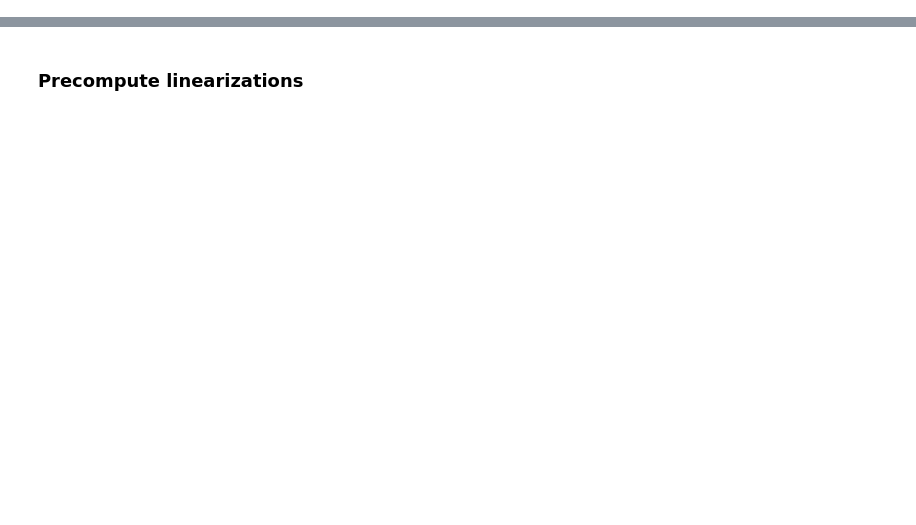
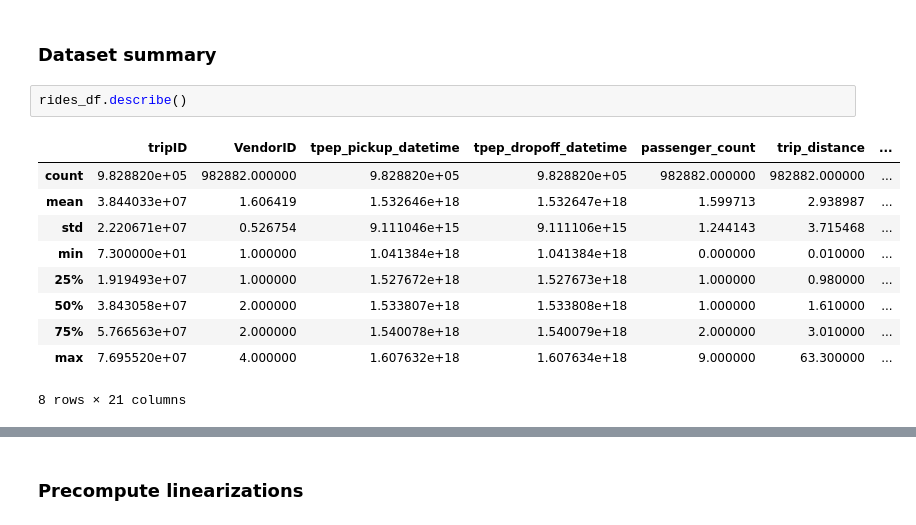
Before and after one commit to vis-au/prosample, a Jupyter notebook: server/pipeline/linearizations/input_files/taxis_tests.ipynb, the cells around one changed output, grey strips where cells are left out. Cells and saved outputs as stored; diff of their text form; blank space fills up the shorter version.

```diff
--- a/server/pipeline/linearizations/input_files/taxis_tests.ipynb
+++ b/server/pipeline/linearizations/input_files/taxis_tests.ipynb
@@ -86,0 +88,15 @@ rides_df  # takes about 15:30 minutes for 1M
+# %% [markdown]
+### Dataset summary
+# %%
+rides_df.describe()
+# %% [output]
+|  | tripID | VendorID | tpep_pickup_datetime | tpep_dropoff_datetime | passenger_count | trip_distance | ... |
+| count | 9.828820e+05 | 982882.000000 | 9.828820e+05 | 9.828820e+05 | 982882.000000 | 982882.000000 | ... |
+| mean | 3.844033e+07 | 1.606419 | 1.532646e+18 | 1.532647e+18 | 1.599713 | 2.938987 | ... |
+| std | 2.220671e+07 | 0.526754 | 9.111046e+15 | 9.111106e+15 | 1.244143 | 3.715468 | ... |
+| min | 7.300000e+01 | 1.000000 | 1.041384e+18 | 1.041384e+18 | 0.000000 | 0.010000 | ... |
+| 25% | 1.919493e+07 | 1.000000 | 1.527672e+18 | 1.527673e+18 | 1.000000 | 0.980000 | ... |
+| 50% | 3.843058e+07 | 2.000000 | 1.533807e+18 | 1.533808e+18 | 1.000000 | 1.610000 | ... |
+| 75% | 5.766563e+07 | 2.000000 | 1.540078e+18 | 1.540079e+18 | 2.000000 | 3.010000 | ... |
+| max | 7.695520e+07 | 4.000000 | 1.607632e+18 | 1.607634e+18 | 9.000000 | 63.300000 | ... |
+8 rows × 21 columns
```
Also changed, not shown: parts of 10 cells of this notebook.
